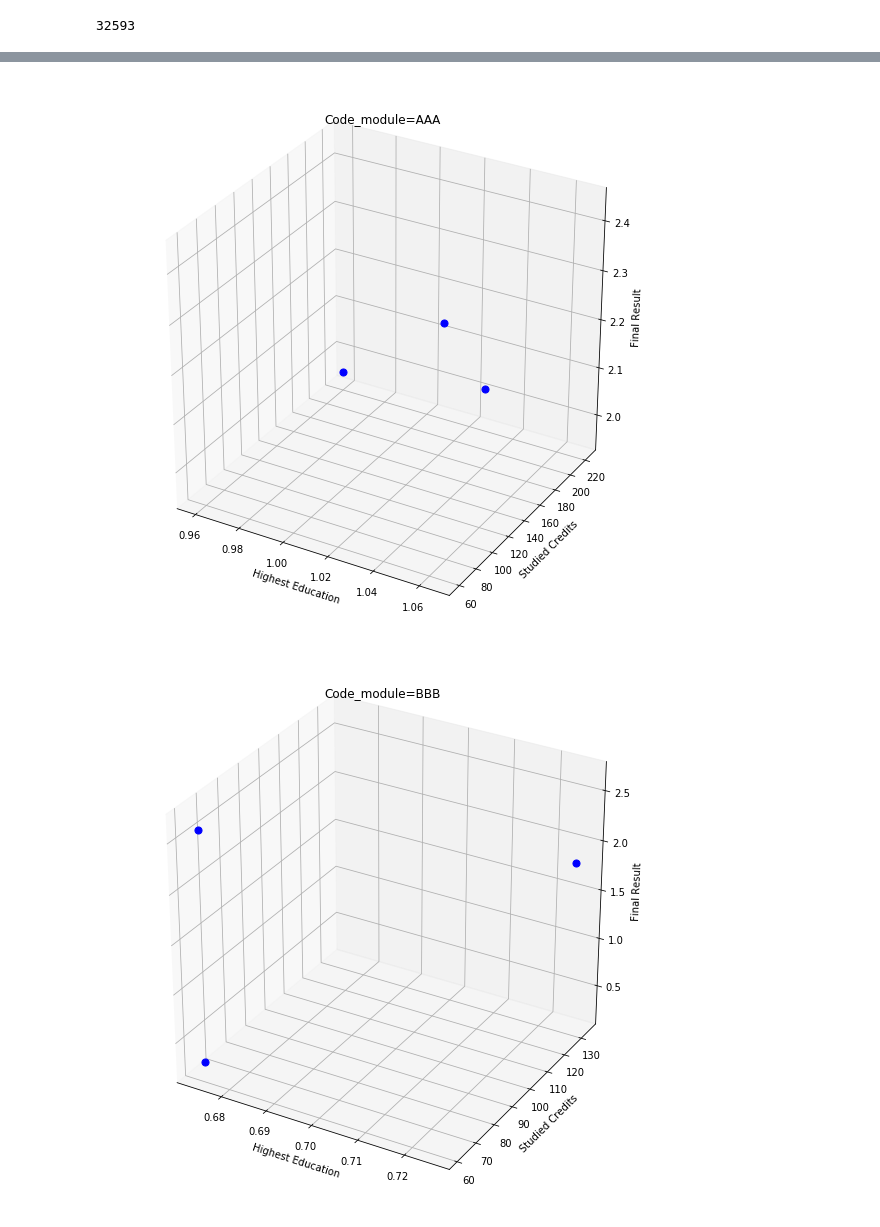
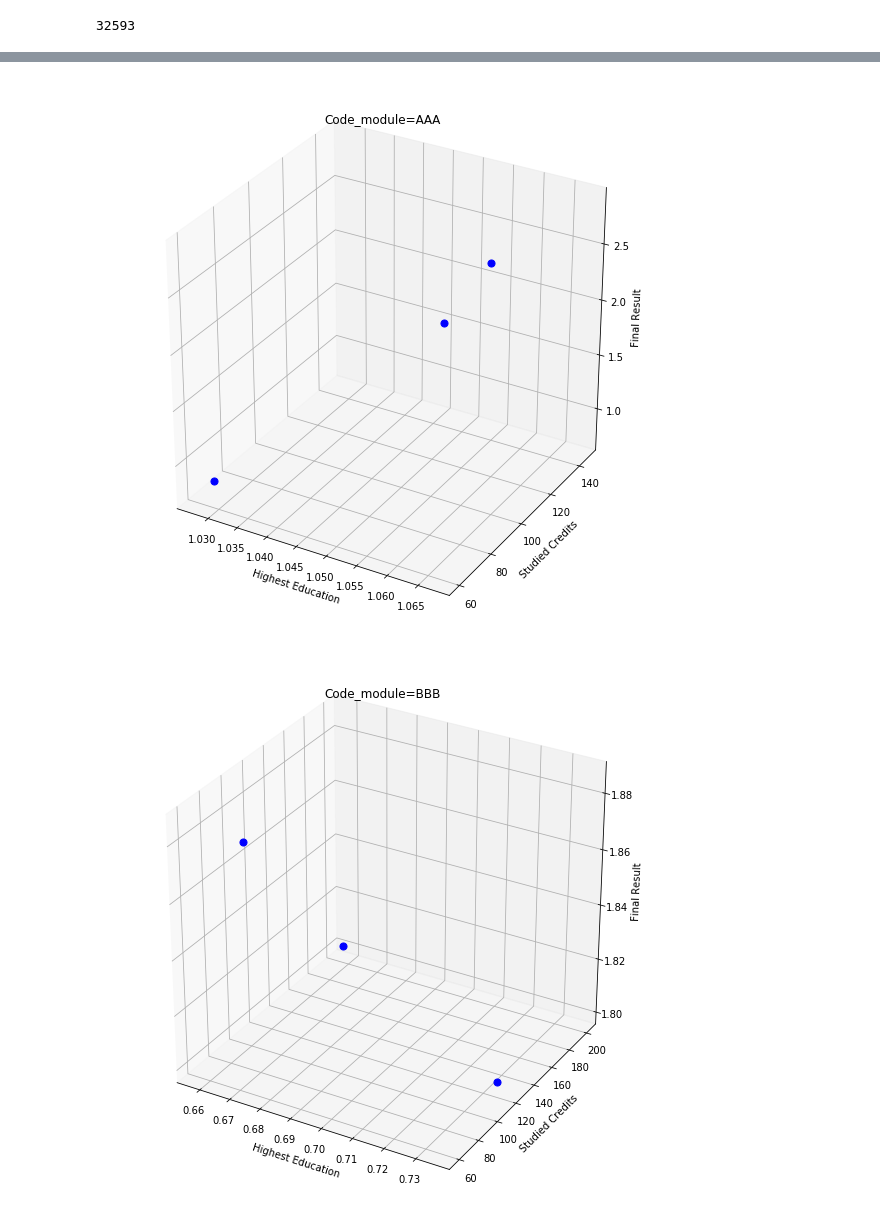
Before and after one commit to RianNugroho/pengpol, a Jupyter notebook: Kmeans.ipynb, the cells around one changed output, grey strips where cells are left out. Saved outputs shown, nothing was run; the diff lists cells and outputs as text; code cells hidden in the pictures.

```diff
--- a/Kmeans.ipynb
+++ b/Kmeans.ipynb
@@ -200,31 +191,31 @@ import numpy as np
 # %%
 for j in range(len(dim3)):
   fig = plt.figure(figsize=(10,10))
   ax = fig.add_subplot(111, projection='3d')
-  for i in range(len(dim3[0])):
-    xs=dim3[j][i][0]
-    ys=dim3[j][i][1]
-    zs=dim3[j][i][2]
+  for i in range(len(dim3[j][0])):
+    xs=dim3[j][0][i][0]
+    ys=dim3[j][0][i][1]
+    zs=dim3[j][0][i][2]
     ax.scatter(xs, ys, zs,s=50, c='b')
   if(j==0):
      plt.title("Code_module=AAA")
   elif(j==1):
      plt.title("Code_module=BBB")
   elif(j==2):
      plt.title("Code_module=CCC")
   elif(j==3):
      plt.title("Code_module=DDD")
   elif(j==4):
      plt.title("Code_module=EEE")
   elif(j==5):
      plt.title("Code_module=FFF")
   elif(j==6):
      plt.title("Code_module=GGG")
   ax.set_xlabel('Highest Education')
   ax.set_ylabel('Studied Credits')
   ax.set_zlabel('Final Result')
 
   plt.show()
 # %% [output]
-[figure, old version]
+[figure, new version]
-[figure, old version]
+[figure, new version]
```
Also changed, not shown: parts of 15 cells of this notebook.
